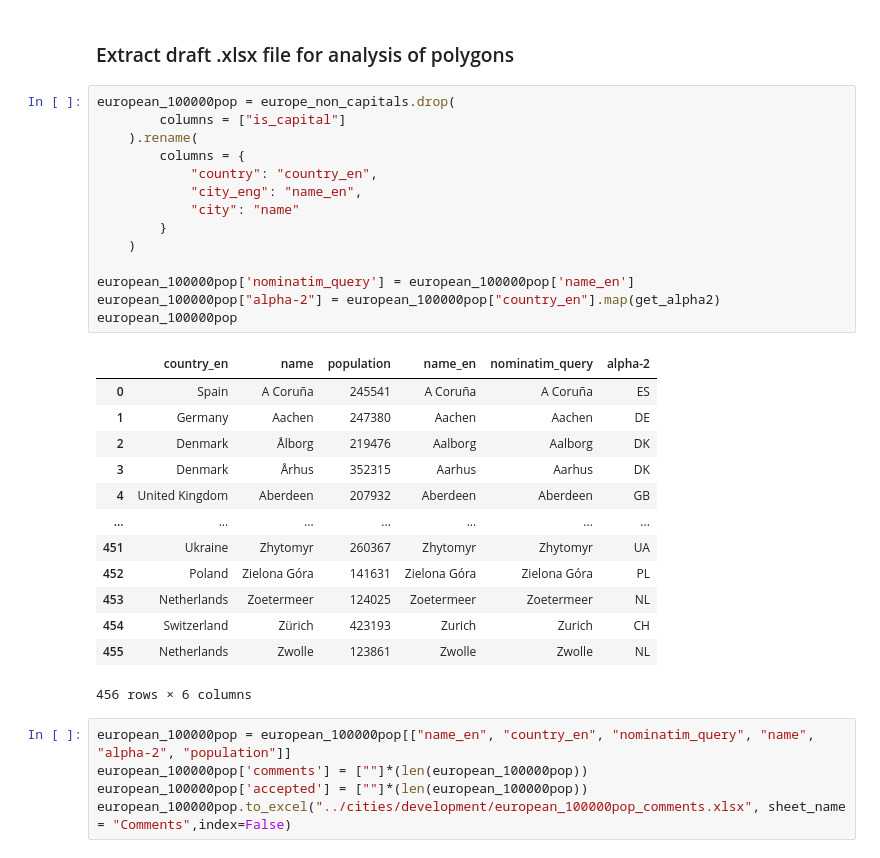
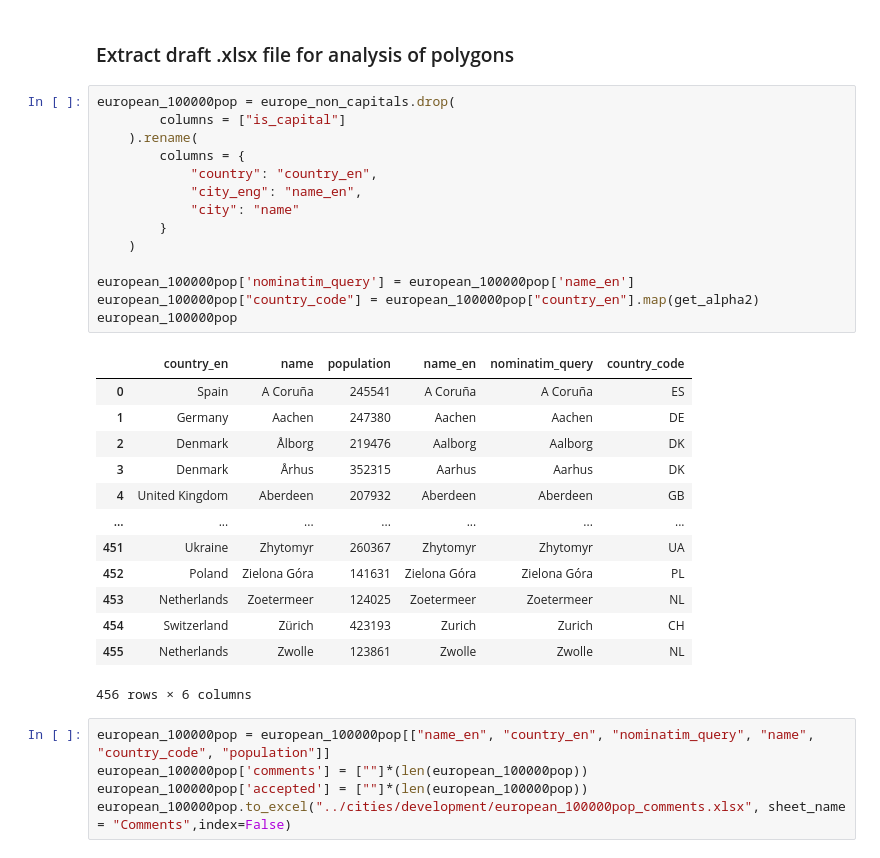
Before and after one commit to BikeNetKit/dataexport, a Jupyter notebook: scripts/extract_data_from_un_source.ipynb, the cells around one changed output. Drawn from its saved outputs; the diff is of its cells as text.

Commit message:
Fix batch scripts and rename alpha-2

```diff
--- a/scripts/extract_data_from_un_source.ipynb
+++ b/scripts/extract_data_from_un_source.ipynb
@@ -476,19 +476,19 @@ europe_non_capitals
 # %%
 european_100000pop = europe_non_capitals.drop(
         columns = ["is_capital"]
     ).rename(
         columns = {
             "country": "country_en",
             "city_eng": "name_en",
             "city": "name"
         }
     )
 
 european_100000pop['nominatim_query'] = european_100000pop['name_en']
-european_100000pop["alpha-2"] = european_100000pop["country_en"].map(get_alpha2)
+european_100000pop["country_code"] = european_100000pop["country_en"].map(get_alpha2)
 european_100000pop
 # %% [output]
-|  | country_en | name | population | name_en | nominatim_query | alpha-2 |
+|  | country_en | name | population | name_en | nominatim_query | country_code |
 | 0 | Spain | A Coruña | 245541 | A Coruña | A Coruña | ES |
 | 1 | Germany | Aachen | 247380 | Aachen | Aachen | DE |
 | 2 | Denmark | Ålborg | 219476 | Aalborg | Aalborg | DK |
@@ -502,7 +502,7 @@ european_100000pop
 | 455 | Netherlands | Zwolle | 123861 | Zwolle | Zwolle | NL |
 456 rows × 6 columns
 # %%
-european_100000pop = european_100000pop[["name_en", "country_en", "nominatim_query", "name", "alpha-2", "population"]]
+european_100000pop = european_100000pop[["name_en", "country_en", "nominatim_query", "name", "country_code", "population"]]
 european_100000pop['comments'] = [""]*(len(european_100000pop))
 european_100000pop['accepted'] = [""]*(len(european_100000pop))
 european_100000pop.to_excel("../cities/development/european_100000pop_comments.xlsx", sheet_name = "Comments",index=False)
```
Also changed, not shown: 10 other files.
